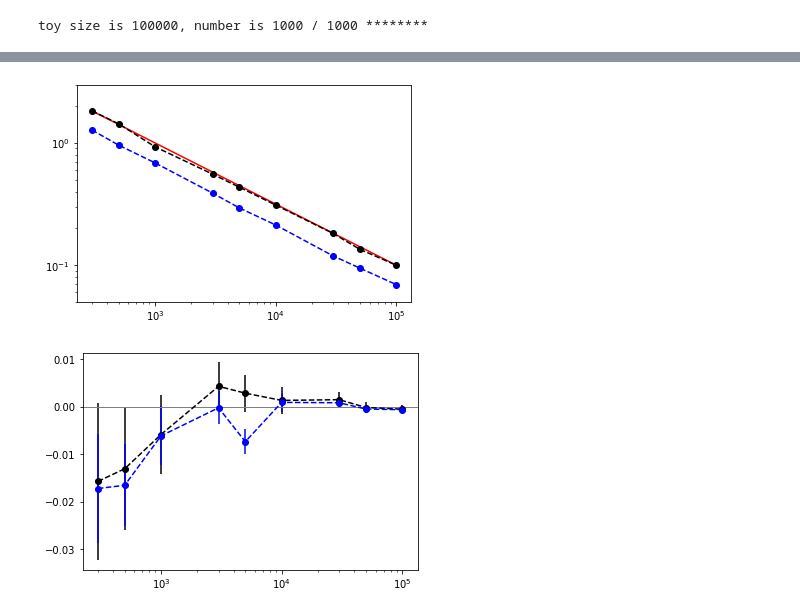
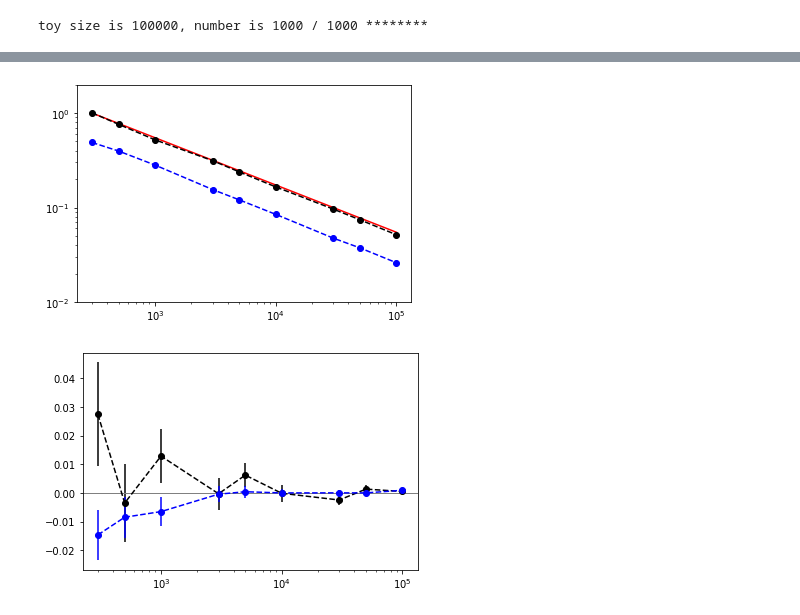
Before and after one commit to darrendavidprice/science-discovery, a Jupyter notebook: SM-sandbox/proj5.4-EFT-Density-Estimation/notebooks/Sensitivity_metric_test.ipynb, the cells around one changed output, grey strips where cells are left out. Saved outputs shown, nothing was run; the diff lists cells and outputs as text; code cells hidden in the pictures.

```diff
--- a/SM-sandbox/proj5.4-EFT-Density-Estimation/notebooks/Sensitivity_metric_test.ipynb
+++ b/SM-sandbox/proj5.4-EFT-Density-Estimation/notebooks/Sensitivity_metric_test.ipynb
@@ -12,10 +223,0 @@ from   matplotlib  import pyplot as plt
-# %%
-f1_true     = 0.7
-mu1_true    = -12
-sigma1_true = 7.
-
-f2_true     = 0.3
-mu2_true    = 3
-sigma2_true = 4.
-
-N_per_mu    = 50
@@ -236,13 +346,14 @@ for n_toy in n_toys :
         sys.stdout.write(f"\rtoy size is {n_toy}, number is {toy_idx+1} / {num_toys} ********")
         toy_datapoints = sample(n_toy)
         toy_weights    = n_exp / n_toy
-        TNLL = lambda p : -2 * np.sum(toy_weights*np.log(pdf(toy_datapoints, p[0])))
+        TNLL = lambda p : -2 * np.sum(toy_weights*np.log(pdf(toy_datapoints, mu1_true, p[0])))
         m = Minuit.from_array_func(TNLL, [mu2_true], [1], errordef=1)
         m.migrad()
         if not m.get_fmin().is_valid :
             n_toy = n_toy - 1
             continue
-        mu2_fit_results [n_toy].append(m.values[0])
+        m.minos()
+        mu2_fit_results [n_toy].append([m.values[0], np.mean(m.np_merrors()[:,0])])
 # %% [output]
 toy size is 100000, number is 1000 / 1000 ********
 # %%
@@ -287,29 +434,34 @@ toy size is 100000, number is 1000 / 1000 ********
 # %%
 
-y2_mean, y2_std, y2_mean_err = [], [], []
+y2_mean, y2_std, y2_mean_err, y2_width, y2_width_err = [], [], [], [], []
 for n_toy in n_toys :
-    fit_results = mu2_fit_results_imp_samp [n_toy]
-    mean = np.mean(fit_results)
-    std  = np.std (fit_results)
-    y2_mean    .append(mean)
-    y2_std     .append(std)
-    y2_mean_err.append(std / np.sqrt(len(fit_results)))
-y2_mean, y2_std, y2_mean_err = np.array(y2_mean), np.array(y2_std), np.array(y2_mean_err)
+    fit_result_est   = [x[0] for x in mu2_fit_results_imp_samp [n_toy]]
+    fit_result_width = [x[1] for x in mu2_fit_results_imp_samp [n_toy]]
+    est_mean   = np.mean(fit_result_est)
+    est_std    = np.std (fit_result_est)
+    width_mean = np.mean(fit_result_width)
+    width_std  = np.std (fit_result_width)
+    y2_mean     .append(est_mean)
+    y2_std      .append(est_std)
+    y2_width    .append(width_mean)
+    y2_mean_err .append(est_std  / np.sqrt(num_toys))
+    y2_width_err.append(width_std/ np.sqrt(num_toys))
+y2_mean, y2_std, y2_mean_err, y2_width, y2_width_err = np.array(y2_mean), np.array(y2_std), np.array(y2_mean_err), np.array(y2_width), np.array(y2_width_err)
 
 plt.plot(n_toys, np.sqrt(n_exp/np.array(n_toys)), "-", c="r")
 plt.errorbar(n_toys, y_std /ref_std, yerr=(y_std /ref_std)/np.sqrt(2*num_toys-2), fmt="o--", c="k")
 plt.errorbar(n_toys, y2_std/ref_std, yerr=(y2_std/ref_std)/np.sqrt(2*num_toys-2), fmt="o--", c="b")
 plt.gca().set_xscale("log")
 plt.gca().set_yscale("log")
-plt.gca().set_ylim([0.05, 3])
+plt.gca().set_ylim([0.01, 2])
 plt.show()
 
 plt.errorbar(n_toys, y_mean  - mu2_true, yerr=y_mean_err , fmt="o--", c="k")
 plt.errorbar(n_toys, y2_mean - mu2_true, yerr=y2_mean_err, fmt="o--", c="b")
 plt.gca().set_xscale("log")
 plt.gca().axhline(0, linestyle="-", c="grey", linewidth=1)
 plt.show()
 # %% [output]
-[figure, old version]
+[figure, new version]
-[figure, old version]
+[figure, new version]
 # %%
```
Also changed, not shown: parts of 23 cells of this notebook, 40 other files.
